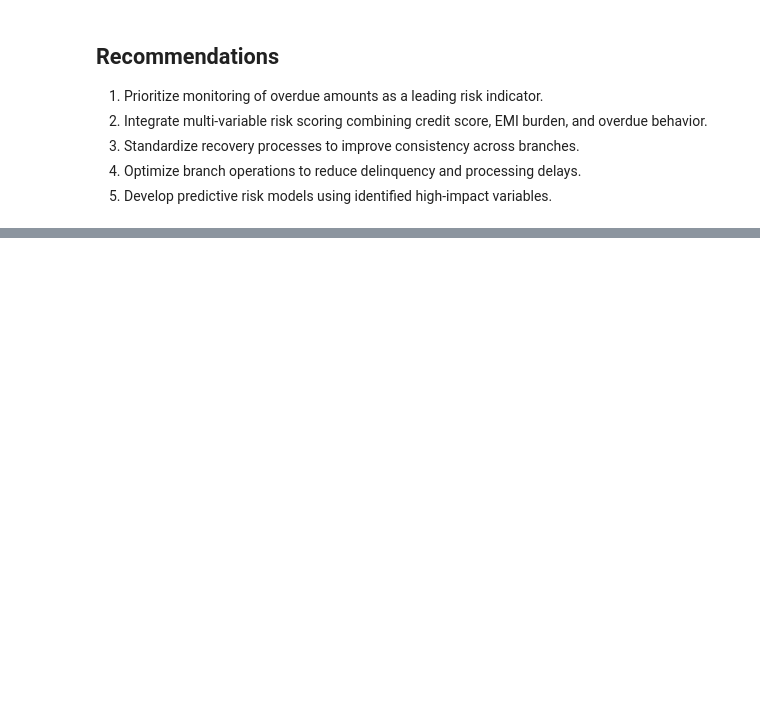
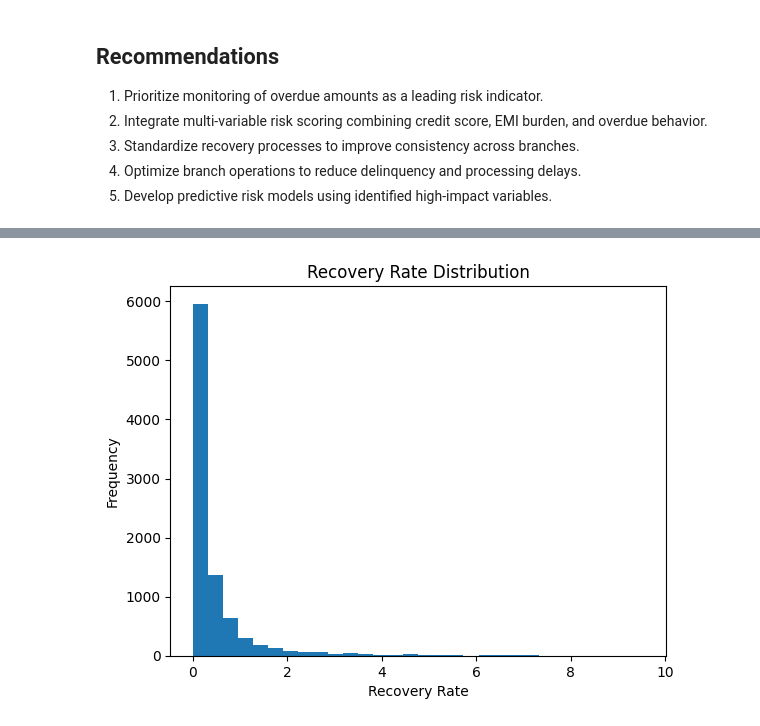
Before and after one commit to madhurmd/hero-fincorp-loan-analysis, a Jupyter notebook: notebooks/analysis.ipynb, the cells around one changed output, grey strips where cells are left out. Cells and saved outputs as stored; diff of their text form; code cells hidden in the pictures; blank space fills up the shorter version.

```diff
--- a/notebooks/analysis.ipynb
+++ b/notebooks/analysis.ipynb
@@ -906,0 +944,11 @@ plt.show()
+# %%
+defaults['Recovery_Rate'] = defaults['Recovery_Amount'] / defaults['Default_Amount']
+# %%
+plt.figure()
+plt.hist(defaults['Recovery_Rate'].dropna(), bins=30)
+plt.title("Recovery Rate Distribution")
+plt.xlabel("Recovery Rate")
+plt.ylabel("Frequency")
+plt.show()
+# %% [output]
+[figure, added]
```
Also changed, not shown: parts of 14 cells of this notebook.
